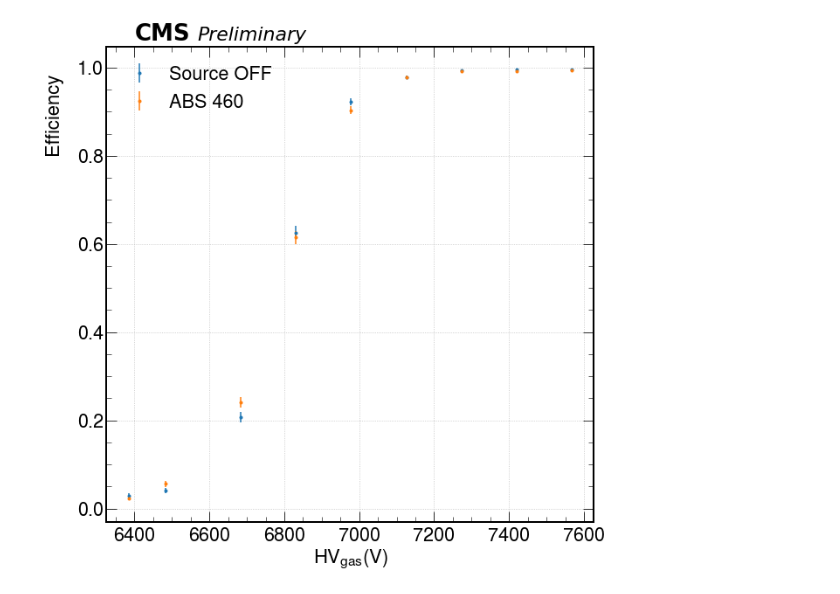
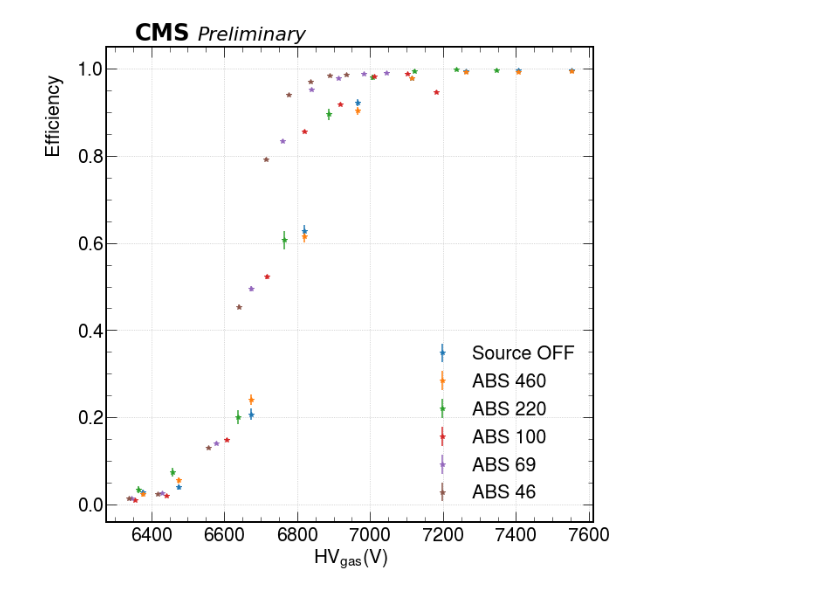
Before and after one commit to Mapse/efficiencies, a Jupyter notebook: Efficiency_correct_resistivity.ipynb, the cells around one changed output. Saved outputs shown, nothing was run; the diff lists cells and outputs as text; code cells hidden in the pictures.

```diff
--- a/Efficiency_correct_resistivity.ipynb
+++ b/Efficiency_correct_resistivity.ipynb
@@ -11,4 +79,6 @@ plt.style.use(hep.style.CMS)
 # %%
+######################## TO BE UPDATED ########################
+
 """ This function is used to plot the corrected efficiency by using the voltage on gas drop
 OBS: This is a specific macro that is used for a DOUBLE GAP chamber (in this case, Kodel C)
 
@@ -40,12 +110,13 @@ def plot_eff_corr(file, legend):
         # Takes the effective voltage
         voltage = df['Voltage(V)'].astype(float)
         # Takes the resistance
-        resistence = df['Resistance(ohm)'].astype(float) # In ohms
+        resistence_bot = df['Resistance_bot(ohm)'].astype(float) # In ohms
+        resistence_top = df['Resistance_top(ohm)'].astype(float) # In ohms
         # Takes the currents
         Ibot = df['Ibot(uA)'].astype(float) * 1e-6 # In Amperes
         Itop = df['Itop(uA)'].astype(float) * 1e-6 # In Amperes
         # Computes the voltage on the gas
-        corrected_voltage = voltage - resistence * (Ibot+Itop)
+        corrected_voltage = voltage - resistence_bot * Ibot - resistence_top *Itop
         # Takes the efficiency and its error
         efficiency = df['Efficiency']
         efficiency_error = df['Eff_error']
@@ -61,7 +132,7 @@ def plot_eff_corr(file, legend):
     # Loop used for plot the data for each csv file
     for (ef, er, vo, leg) in zip(eff_list, eff_error_list , correct_volt_list, legend):
         #ax.plot(vo, ef, marker='s', linestyle=None, linewidth=0)
-        plt.errorbar(vo, ef, yerr=er, marker='.', linestyle='', label=leg), #marker='.', linestyle=None, linewidth=0)
+        plt.errorbar(vo, ef, yerr=er, marker='*', linestyle='', label=leg), #marker='.', linestyle=None, linewidth=0)
         ax.legend()
 
     # Xlabel
@@ -87,8 +182,9 @@ def plot_eff_corr(file, legend):
 # %%
 ##  File with the data
-file = ['source_off.csv', 'test.csv']
-legend = ['Source OFF', 'ABS 460']
+file = ['source_off.csv', 'abs_460.csv', 'abs_220.csv', 'abs_100.csv',
+       'abs_69.csv', 'abs_46.csv']
+legend = ['Source OFF','ABS 460', 'ABS 220', 'ABS 100', 'ABS 69', 'ABS 46']
+
+plot_eff_corr(file, legend)
+# %% [output]
+[figure, added]
-# %%
-plot_eff_corr(file, legend)
-# %% [output]
-[figure, removed]
```
Also changed, not shown: parts of 8 cells of this notebook.
